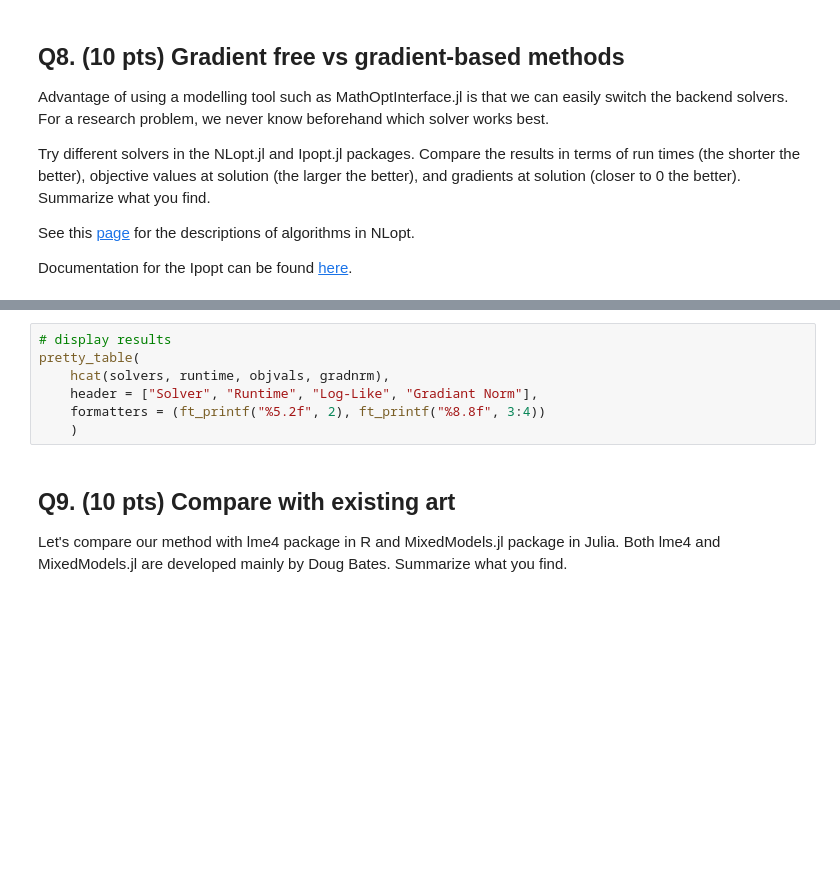
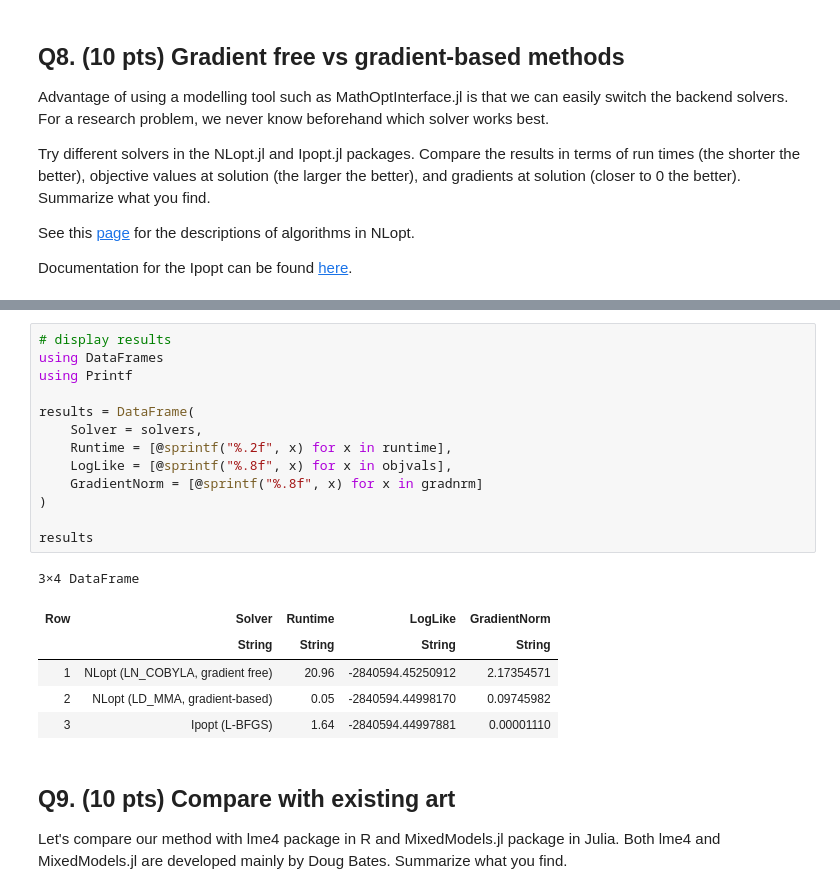
Before and after one commit to Yingxin-Z/biostat-m257-2026-spring, a Jupyter notebook: hw6/hw6.ipynb, the cells around one changed output, grey strips where cells are left out. Cells and saved outputs as stored; diff of their text form; blank space fills up the shorter version.

```diff
--- a/hw6/hw6.ipynb
+++ b/hw6/hw6.ipynb
@@ -1341,10 +1134,23 @@ LoadError: IPOPT: Couldn't set option 'xtol_abs' to value '1.0e-12'.
-# %%
-# display results
-pretty_table(
-    hcat(solvers, runtime, objvals, gradnrm),
-    header = ["Solver", "Runtime", "Log-Like", "Gradiant Norm"],
-    formatters = (ft_printf("%5.2f", 2), ft_printf("%8.8f", 3:4))
-    )
+# %%
+# display results
+using DataFrames
+using Printf
+
+results = DataFrame(
+    Solver = solvers,
+    Runtime = [@sprintf("%.2f", x) for x in runtime],
+    LogLike = [@sprintf("%.8f", x) for x in objvals],
+    GradientNorm = [@sprintf("%.8f", x) for x in gradnrm]
+)
+
+results
+# %% [output]
+3×4 DataFrame
+| Row | Solver | Runtime | LogLike | GradientNorm |
+|  | String | String | String | String |
+| 1 | NLopt (LN_COBYLA, gradient free) | 20.96 | -2840594.45250912 | 2.17354571 |
+| 2 | NLopt (LD_MMA, gradient-based) | 0.05 | -2840594.44998170 | 0.09745982 |
+| 3 | Ipopt (L-BFGS) | 1.64 | -2840594.44997881 | 0.00001110 |
 # %% [markdown]
 ## Q9. (10 pts) Compare with existing art
 
```
Also changed, not shown: parts of 21 cells of this notebook, 1 other file.
